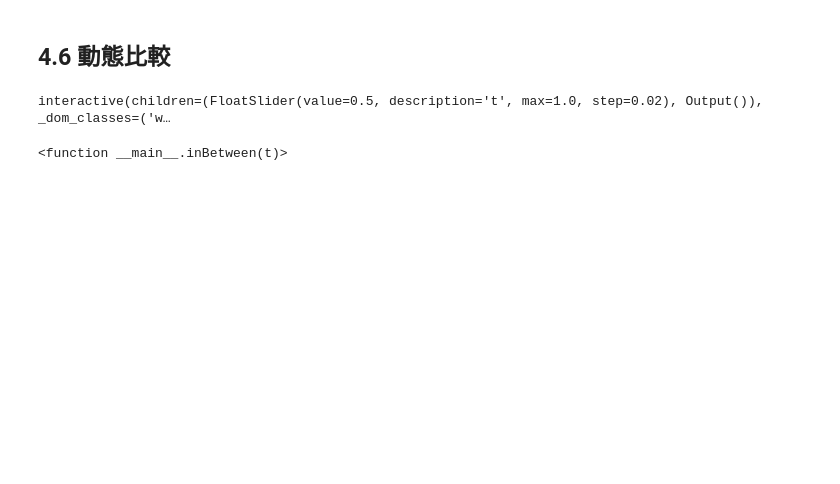
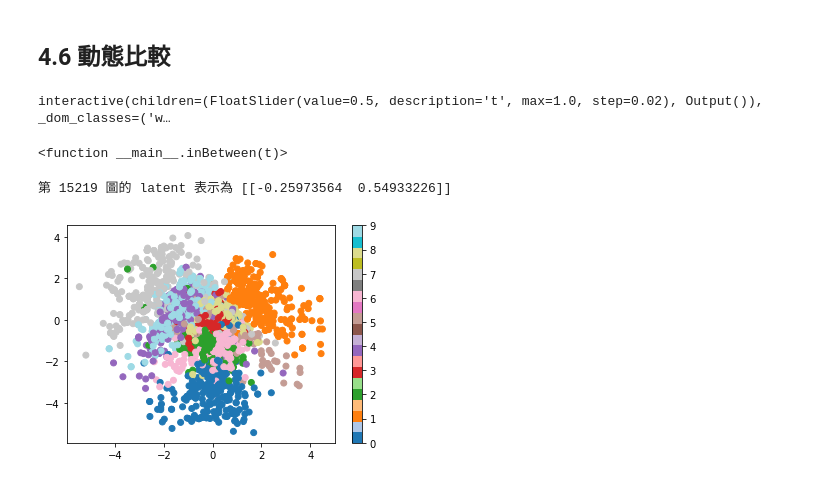
Before and after one commit to zxc54781/test, a Jupyter notebook: 上課/05.17-自編碼器與變分自編碼器-完整版.ipynb, the cells around one changed output. Drawn from its saved outputs; the diff is of its cells as text; code cells hidden in the pictures; blank space fills up the shorter version.

```diff
--- a/上課/05.17-自編碼器與變分自編碼器-完整版.ipynb
+++ b/上課/05.17-自編碼器與變分自編碼器-完整版.ipynb
@@ -487,0 +516,14 @@ interactive(children=(FloatSlider(value=0.5, description='t', max=1.0, step=0.02
+# %%
+idx = np.random.randint(x_train.shape[0])
+print("第 %d 圖的 latent 表示為 %s" %(idx, VAE_Encoder.predict(x_train[idx: idx+1])))
+# %% [output]
+第 15219 圖的 latent 表示為 [[-0.25973564  0.54933226]]
+# %%
+indices = np.random.randint(x_test.shape[0], size=3000)
+VAE_latents = VAE_Encoder.predict(x_test[indices])
+# %%
+plt.scatter(VAE_latents[:, 0], VAE_latents[:, 1], c=y_test0[indices], cmap='tab20')
+plt.colorbar()
+plt.show()
+# %% [output]
+[figure, added]
```
Also changed, not shown: parts of 29 cells of this notebook, 16 other files.
